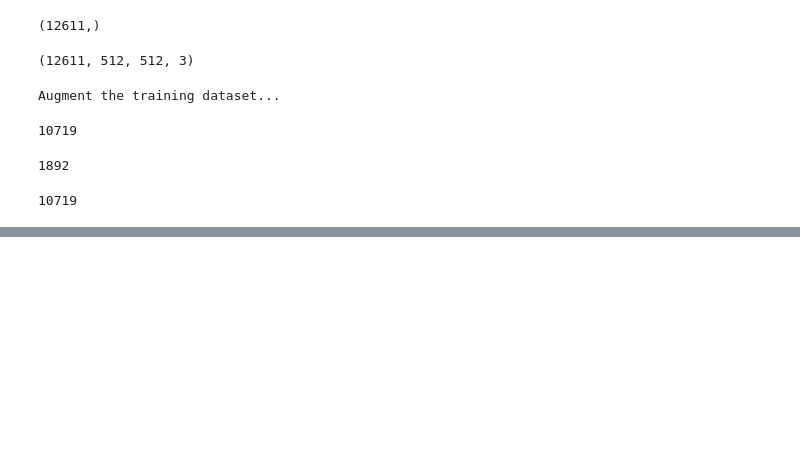
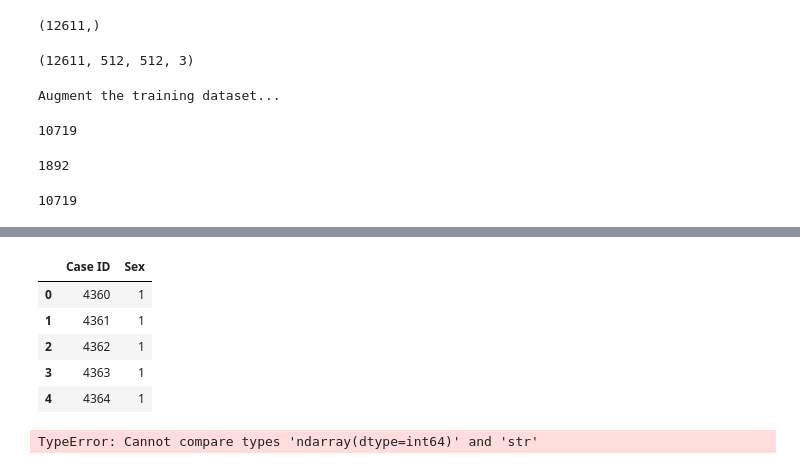
Before and after one commit to DineshVangumalli/deep-learning, a Jupyter notebook: rsna-bone-age.ipynb, the cells around one changed output, grey strips where cells are left out. Saved outputs shown, nothing was run; the diff lists cells and outputs as text; code cells hidden in the pictures; blank space fills up the shorter version.

```diff
--- a/rsna-bone-age.ipynb
+++ b/rsna-bone-age.ipynb
@@ -442,0 +485,14 @@ Epoch 1/30
+# %%
+rsna_test_label.head()
+# %% [output]
+|  | Case ID | Sex |
+| 0 | 4360 | 1 |
+| 1 | 4361 | 1 |
+| 2 | 4362 | 1 |
+| 3 | 4363 | 1 |
+| 4 | 4364 | 1 |
+# %%
+# Format male column
+rsna_test_label['Sex'].replace(['F','M'],[0,1], inplace=True)
+# %% [output]
+TypeError: Cannot compare types 'ndarray(dtype=int64)' and 'str'
```
Also changed, not shown: parts of 40 cells of this notebook.
